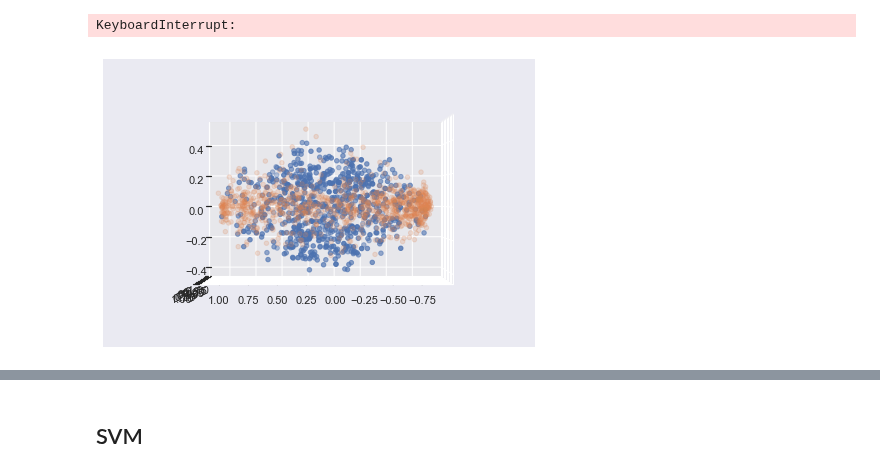
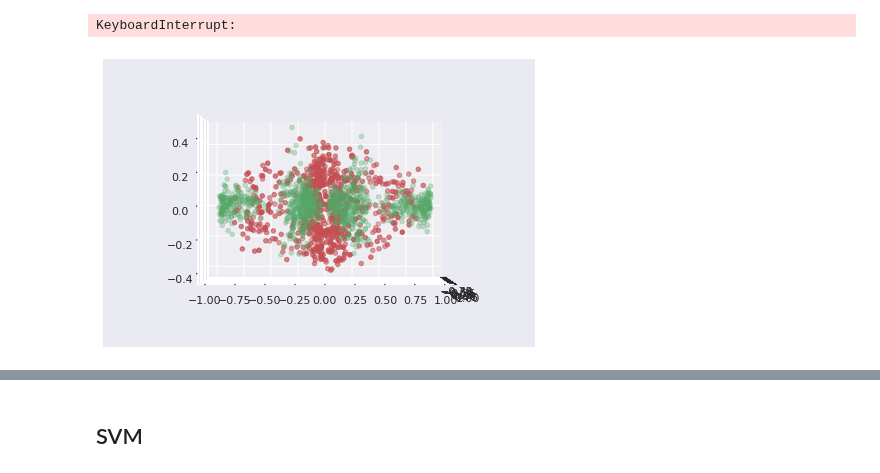
Before and after one commit to Paolo97Gll/bachelor_thesis, a Jupyter notebook: ml_models/ml_model-test.ipynb, the cells around one changed output, grey strips where cells are left out. Cells and saved outputs as stored; diff of their text form; code cells hidden in the pictures.

```diff
--- a/ml_models/ml_model-test.ipynb
+++ b/ml_models/ml_model-test.ipynb
@@ -151,25 +151,23 @@ Automatically created module for IPython interactive environment
 KeyboardInterrupt:
 # %%
 from sklearn.decomposition import PCA
-pca = PCA(n_components=2)
-Xproj = pca.fit_transform(data)
+pca = PCA(n_components=3)
+from sklearn.preprocessing import normalize
+Xproj = pca.fit_transform(normalize(data))
 # %%
 import matplotlib.pyplot as plt
 from mpl_toolkits.mplot3d import axes3d, Axes3D #<-- Note the capitalization!
 from IPython.display import display, clear_output
 import time
 fig = plt.figure()
 ax = Axes3D(fig) #<-- Note the difference from your original code...
 
 x_g = Xproj[target == 1]
 x_ng = Xproj[target == 0]
 
-ax.scatter3D(x_g[:,0], x_g[:,1], x_g[:,2])
-ax.scatter3D(x_ng[:,0], x_ng[:,1], x_ng[:,2], alpha=0.2)
+ax.scatter3D(x_g[:,0], x_g[:,1], x_g[:,2], color='r')
+ax.scatter3D(x_ng[:,0], x_ng[:,1], x_ng[:,2], alpha=0.3, color='g')
 
-for angle in range(0, 1):
-    ax.view_init(0, 90)
-    plt.draw()
-    plt.pause(0.01)
+ax.view_init(0, 0)
 # %% [output]
-[figure, old version]
+[figure, new version]
```
Also changed, not shown: parts of 2 cells of this notebook.
